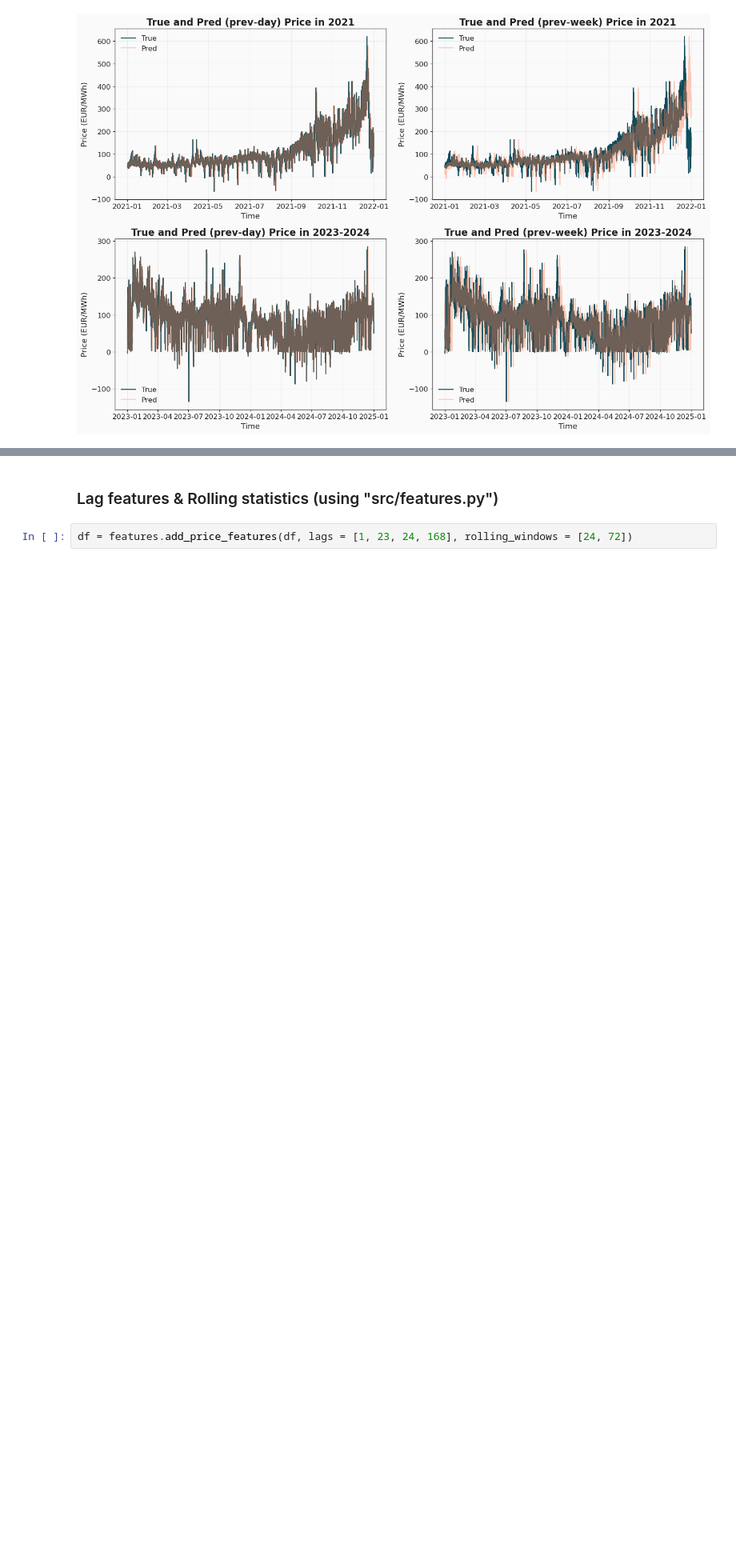
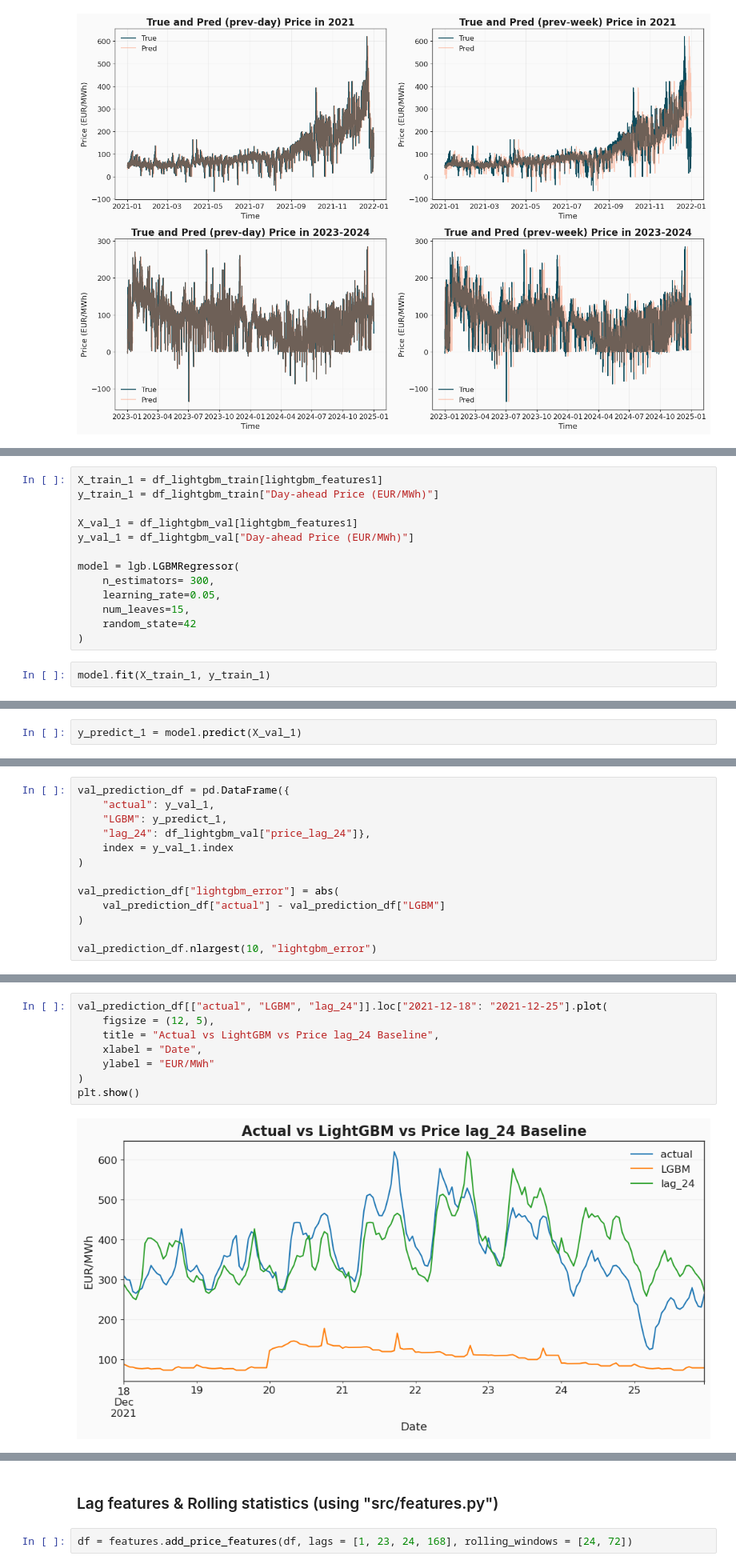
Before and after one commit to LisaBianConti/electricity-price-forecasting, a Jupyter notebook: notebooks/05_modelling.ipynb, the cells around one changed output, grey strips where cells are left out. Shown at 80% size. Saved outputs shown, nothing was run; the diff lists cells and outputs as text; blank space fills up the shorter version.

Commit message:
evaluating lightgbm base model

```diff
--- a/notebooks/05_modelling.ipynb
+++ b/notebooks/05_modelling.ipynb
@@ -193,0 +226,15 @@ df["is_weekend"] = (df["dayofweek"] >= 5).astype(int)
+# %%
+X_train_1 = df_lightgbm_train[lightgbm_features1]
+y_train_1 = df_lightgbm_train["Day-ahead Price (EUR/MWh)"]
+
+X_val_1 = df_lightgbm_val[lightgbm_features1]
+y_val_1 = df_lightgbm_val["Day-ahead Price (EUR/MWh)"]
+
+model = lgb.LGBMRegressor(
+    n_estimators= 300,
+    learning_rate=0.05,
+    num_leaves=15,
+    random_state=42
+)
+# %%
+model.fit(X_train_1, y_train_1)
@@ -193,0 +250,2 @@ df["is_weekend"] = (df["dayofweek"] >= 5).astype(int)
+# %%
+y_predict_1 = model.predict(X_val_1)
@@ -193,0 +258,13 @@ df["is_weekend"] = (df["dayofweek"] >= 5).astype(int)
+# %%
+val_prediction_df = pd.DataFrame({
+    "actual": y_val_1,
+    "LGBM": y_predict_1,
+    "lag_24": df_lightgbm_val["price_lag_24"]},
+    index = y_val_1.index
+)
+
+val_prediction_df["lightgbm_error"] = abs(
+    val_prediction_df["actual"] - val_prediction_df["LGBM"]
+)
+
+val_prediction_df.nlargest(10, "lightgbm_error")
@@ -193,0 +284,10 @@ df["is_weekend"] = (df["dayofweek"] >= 5).astype(int)
+# %%
+val_prediction_df[["actual", "LGBM", "lag_24"]].loc["2021-12-18": "2021-12-25"].plot(
+    figsize = (12, 5),
+    title = "Actual vs LightGBM vs Price lag_24 Baseline",
+    xlabel = "Date",
+    ylabel = "EUR/MWh"
+)
+plt.show()
+# %% [output]
+[figure, added]
```
Also changed, not shown: parts of 21 cells of this notebook.
